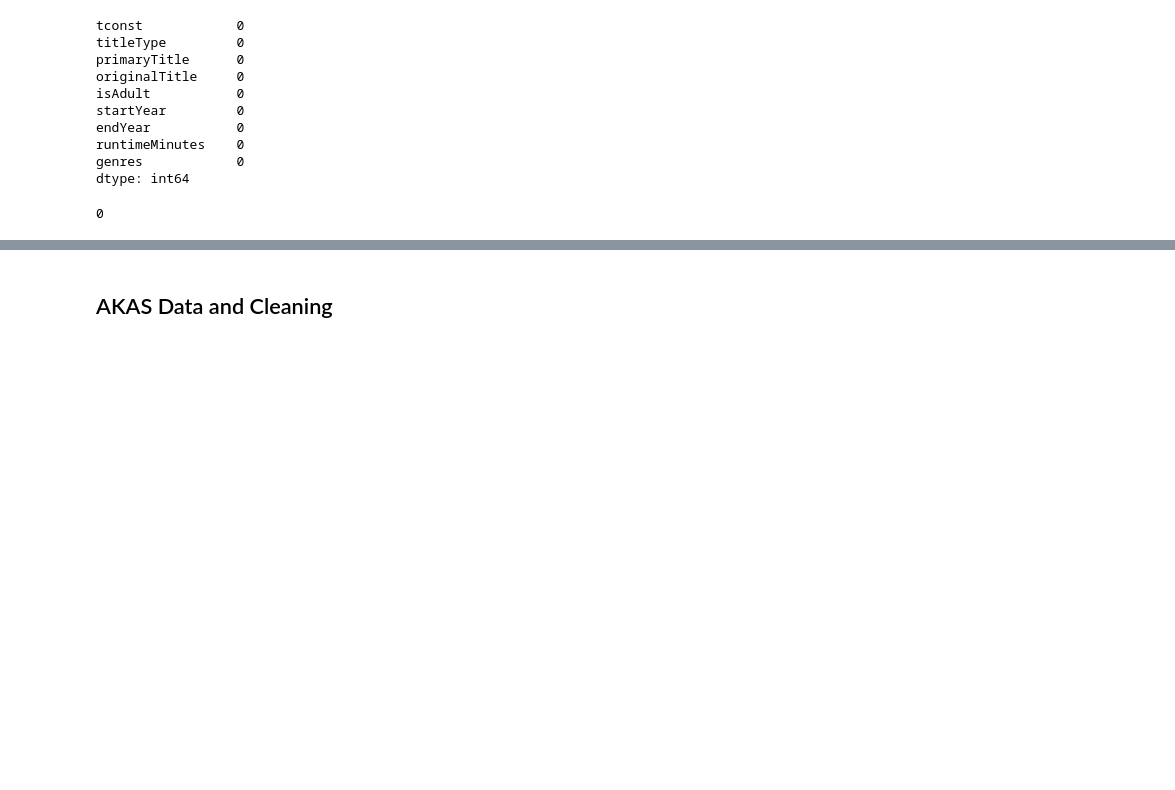
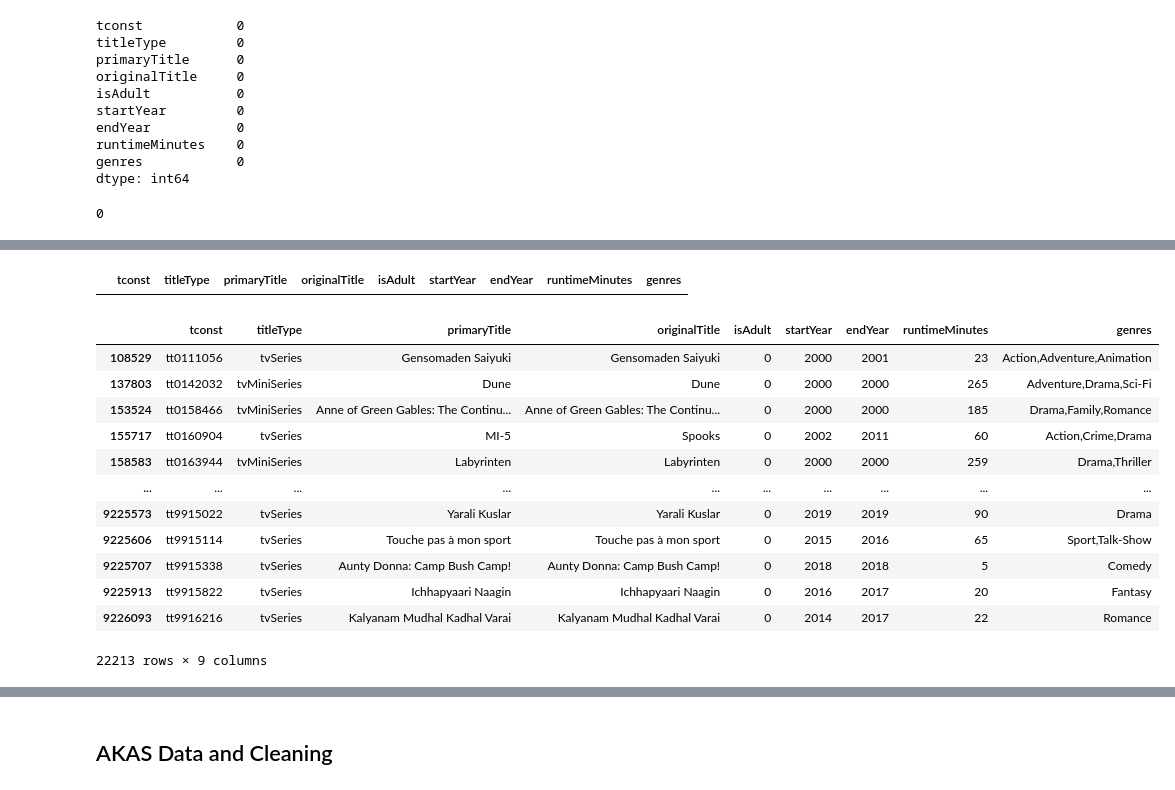
Before and after one commit to SeanRommes/Predicting-Better-Movies, a Jupyter notebook: Making Better Movies.ipynb, the cells around one changed output, grey strips where cells are left out. Drawn from its saved outputs; the diff is of its cells as text; code cells hidden in the pictures; blank space fills up the shorter version.

```diff
--- a/Making Better Movies.ipynb
+++ b/Making Better Movies.ipynb
@@ -157,3 +142,27 @@ basics
+# %%
+is_movie = basics['titleType'].str.contains('Movie', case = False)
+basics = basics[is_movie]
+
+basics
+# %% [output]
+|  | tconst | titleType | primaryTitle | originalTitle | isAdult | startYear | endYear | runtimeMinutes | genres |
+# %%
+basics = basics[keepers]
+basics
+# %% [output]
+|  | tconst | titleType | primaryTitle | originalTitle | isAdult | startYear | endYear | runtimeMinutes | genres |
+| 108529 | tt0111056 | tvSeries | Gensomaden Saiyuki | Gensomaden Saiyuki | 0 | 2000 | 2001 | 23 | Action,Adventure,Animation |
+| 137803 | tt0142032 | tvMiniSeries | Dune | Dune | 0 | 2000 | 2000 | 265 | Adventure,Drama,Sci-Fi |
+| 153524 | tt0158466 | tvMiniSeries | Anne of Green Gables: The Continu... | Anne of Green Gables: The Continu... | 0 | 2000 | 2000 | 185 | Drama,Family,Romance |
+| 155717 | tt0160904 | tvSeries | MI-5 | Spooks | 0 | 2002 | 2011 | 60 | Action,Crime,Drama |
+| 158583 | tt0163944 | tvMiniSeries | Labyrinten | Labyrinten | 0 | 2000 | 2000 | 259 | Drama,Thriller |
+| ... | ... | ... | ... | ... | ... | ... | ... | ... | ... |
+| 9225573 | tt9915022 | tvSeries | Yarali Kuslar | Yarali Kuslar | 0 | 2019 | 2019 | 90 | Drama |
+| 9225606 | tt9915114 | tvSeries | Touche pas à mon sport | Touche pas à mon sport | 0 | 2015 | 2016 | 65 | Sport,Talk-Show |
+| 9225707 | tt9915338 | tvSeries | Aunty Donna: Camp Bush Camp! | Aunty Donna: Camp Bush Camp! | 0 | 2018 | 2018 | 5 | Comedy |
+| 9225913 | tt9915822 | tvSeries | Ichhapyaari Naagin | Ichhapyaari Naagin | 0 | 2016 | 2017 | 20 | Fantasy |
+| 9226093 | tt9916216 | tvSeries | Kalyanam Mudhal Kadhal Varai | Kalyanam Mudhal Kadhal Varai | 0 | 2014 | 2017 | 22 | Romance |
+22213 rows × 9 columns
 # %%
 #checking info is consistent
 basics.info()
```
Also changed, not shown: parts of 20 cells of this notebook.
